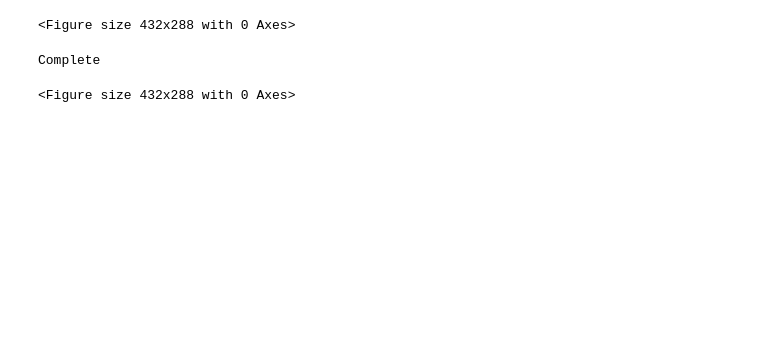
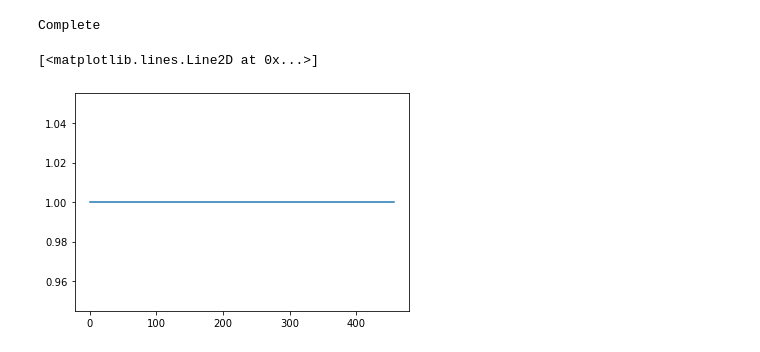
Before and after one commit to TeamDman/Vehicular-Game-Theory, a Jupyter notebook: platoongame/old/cart.ipynb, the cells around one changed output. Cells and saved outputs as stored; diff of their text form; code cells hidden in the pictures; blank space fills up the shorter version.

```diff
--- a/platoongame/old/cart.ipynb
+++ b/platoongame/old/cart.ipynb
@@ -235,6 +190,7 @@ def optimize_model():
+# %%
+rewards= []
 # %%
-
-num_episodes = 200
+num_episodes = 20
 for i_episode in range(num_episodes):
     # Initialize the environment and state
     env.reset()
@@ -257,15 +213,58 @@ for i_episode in range(num_episodes):
 
         # Store the transition in memory
         memory.push(state, action, next_state, reward)
-
+        rewards.append(reward)
         # Move to the next state
         state = next_state
 
         # Perform one step of the optimization (on the policy network)
-        optimize_model()
+
+        if len(memory) >= BATCH_SIZE:
+            transitions = memory.sample(BATCH_SIZE)
+            # Transpose the batch (see https://stackoverflow.com/a/19343/3343043 for
+            # detailed explanation). This converts batch-array of Transitions
+            # to Transition of batch-arrays.
+            batch = Transition(*zip(*transitions))
+
+            # Compute a mask of non-final states and concatenate the batch elements
+            # (a final state would've been the one after which simulation ended)
+            non_final_mask = torch.tensor(tuple(map(lambda s: s is not None,
+                                                batch.next_state)), device=device, dtype=torch.bool)
+            non_final_next_states = torch.cat([s for s in batch.next_state
+                                                        if s is not None])
+            state_batch = torch.cat(batch.state)
+            action_batch = torch.cat(batch.action)
+            reward_batch = torch.cat(batch.reward)
+
+            # Compute Q(s_t, a) - the model computes Q(s_t), then we select the
+            # columns of actions taken. These are the actions which would've been taken
+            # for each batch state according to policy_net
+            state_action_values = policy_net(state_batch).gather(1, action_batch)
+
+            # Compute V(s_{t+1}) for all next states.
+            # Expected values of actions for non_final_next_states are computed based
+            # on the "older" target_net; selecting their best reward with max(1)[0].
+            # This is merged based on the mask, such that we'll have either the expected
+            # state value or 0 in case the state was final.
+            next_state_values = torch.zeros(BATCH_SIZE, device=device)
+            next_state_values[non_final_mask] = target_net(non_final_next_states).max(1)[0].detach()
+            # Compute the expected Q values
+            expected_state_action_values = (next_state_values * GAMMA) + reward_batch
+
+            # Compute Huber loss
+            criterion = nn.SmoothL1Loss()
+            loss = criterion(state_action_values, expected_state_action_values.unsqueeze(1))
+
+            # Optimize the model
+            optimizer.zero_grad()
+            loss.backward()
+            for param in policy_net.parameters():
+                param.grad.data.clamp_(-1, 1)
+            optimizer.step()
+
         if done:
             episode_durations.append(t + 1)
-            plot_durations()
+            # plot_durations()
             break
     # Update the target network, copying all weights and biases in DQN
     if i_episode % TARGET_UPDATE == 0:
@@ -277,9 +276,12 @@ env.close()
 plt.ioff()
 plt.show()
 # %% [output]
-<Figure size 432x288 with 0 Axes>
+Complete
-Complete
-<Figure size 432x288 with 0 Axes>
+# %%
+plt.plot(rewards)
+# %% [output]
+[<matplotlib.lines.Line2D at 0x...>]
+[figure, added]
 # %%
 plt.figure(2)
 plt.clf()
```
Also changed, not shown: parts of 3 cells of this notebook, 2 other files.
